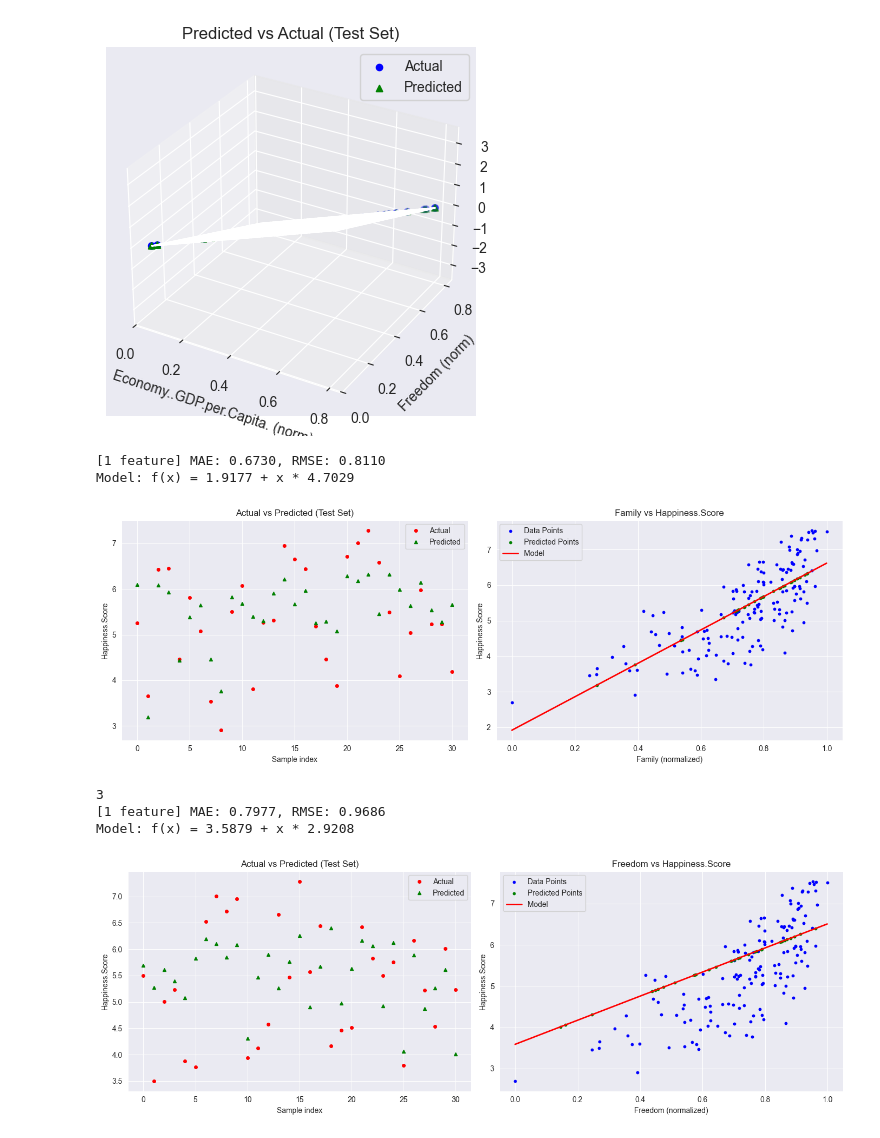
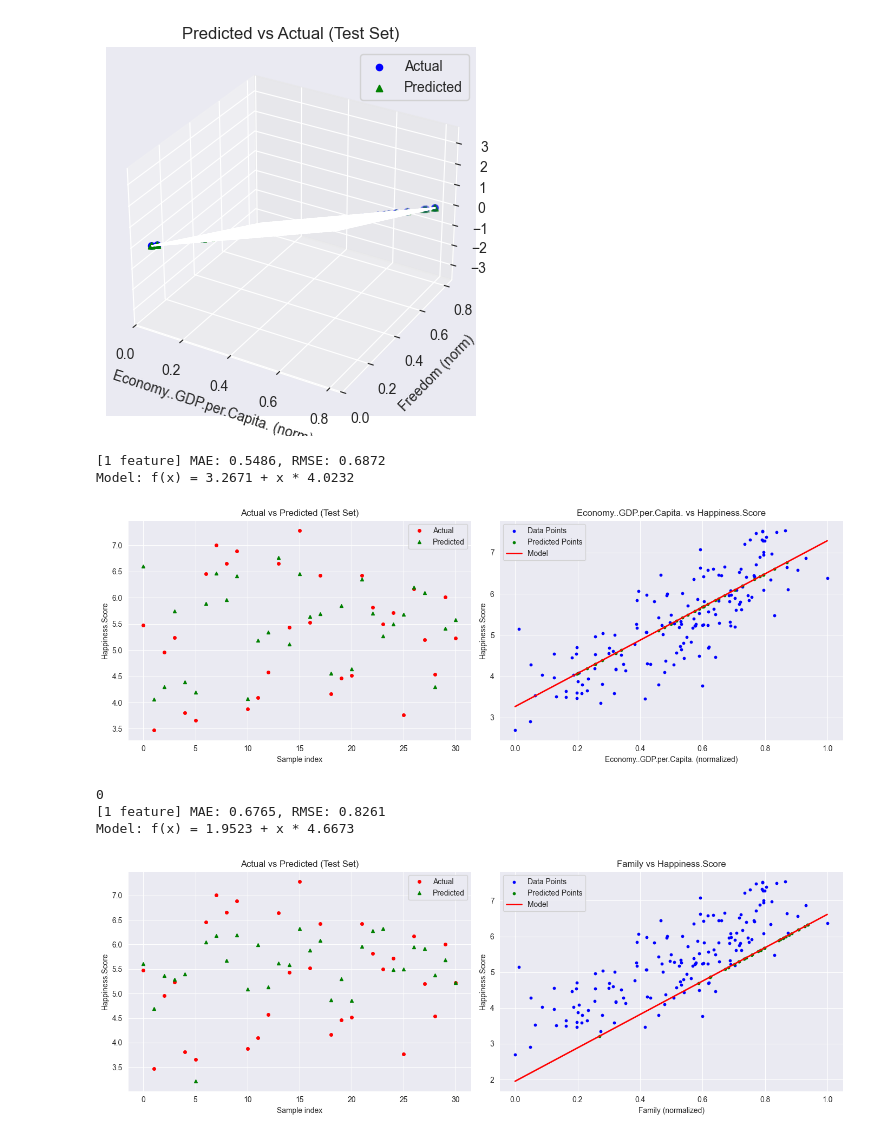
Before and after one commit to Crocodin/University_projects, a Jupyter notebook: semester 4/AI/Lab5/regression_model.ipynb, the cells around one changed output. Cells and saved outputs as stored; diff of their text form; code cells hidden in the pictures.

Commit message:
model with no tools and fixed a samall problem

```diff
--- a/semester 4/AI/Lab5/regression_model.ipynb
+++ b/semester 4/AI/Lab5/regression_model.ipynb
@@ -215,26 +215,26 @@ Model: f(x) = 3.2274 + x1 * 43952592.2428 + x2 * -43952588.2299
 # %%
 lr_classifier = LRClass(
   file_path='data/v3_world-happiness-report-2017.csv',
   target_col='Happiness.Score',
-  feature_col_one='Family',
-  feature_col_two='Freedom',
+  feature_col_one='Economy..GDP.per.Capita.',
+  feature_col_two='Family',
   feature_cols=['Economy..GDP.per.Capita.', 'Freedom']
 )
 
 lr_classifier.train_feature_one()
 lr_classifier.plot_feature_one()
 # %% [output]
-[1 feature] MAE: 0.6730, RMSE: 0.8110
-Model: f(x) = 1.9177 + x * 4.7029
+[1 feature] MAE: 0.5486, RMSE: 0.6872
+Model: f(x) = 3.2671 + x * 4.0232
-[figure, old version]
+[figure, new version]
 # %%
 lr_classifier.train_feature_two()
 lr_classifier.plot_feature_two()
 # %% [output]
-3
-[1 feature] MAE: 0.7977, RMSE: 0.9686
-Model: f(x) = 3.5879 + x * 2.9208
+0
+[1 feature] MAE: 0.6765, RMSE: 0.8261
+Model: f(x) = 1.9523 + x * 4.6673
-[figure, old version]
+[figure, new version]
 # %%
 lr_classifier.train_two_features()
 lr_classifier.plot_two_features_scatter()
```
Also changed, not shown: parts of 8 cells of this notebook, 2 other files.
